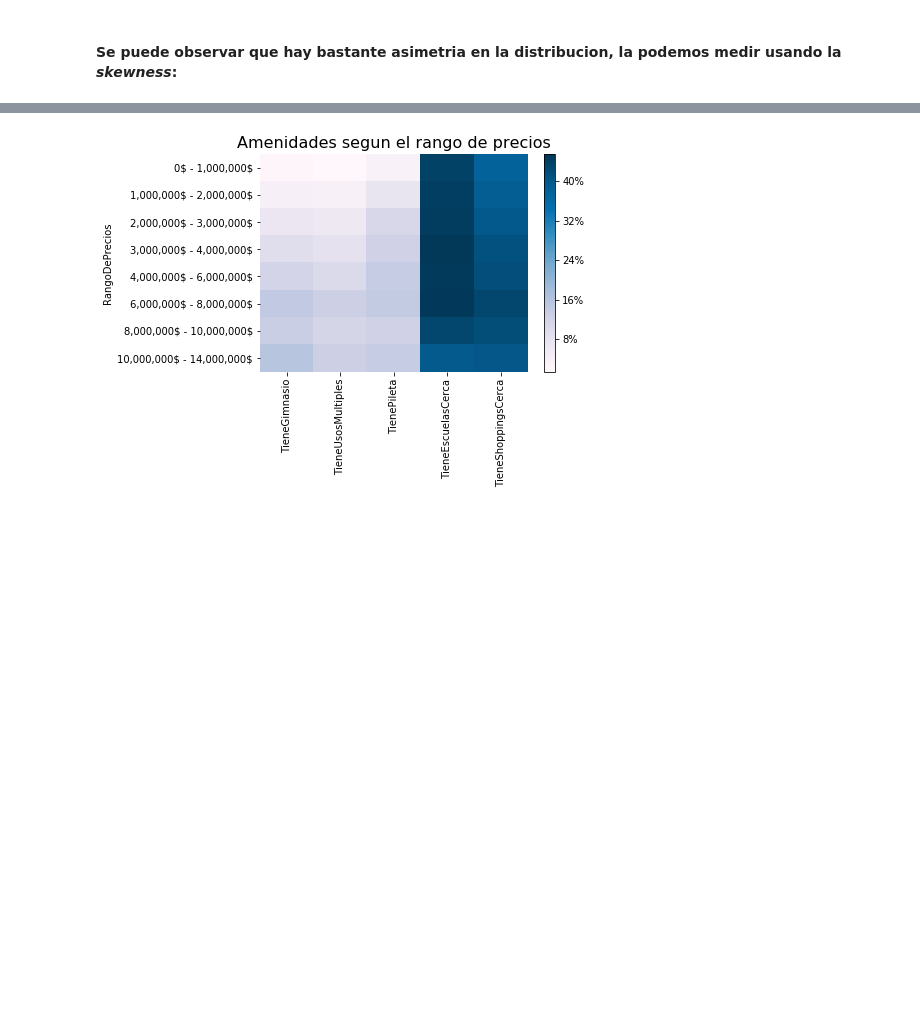
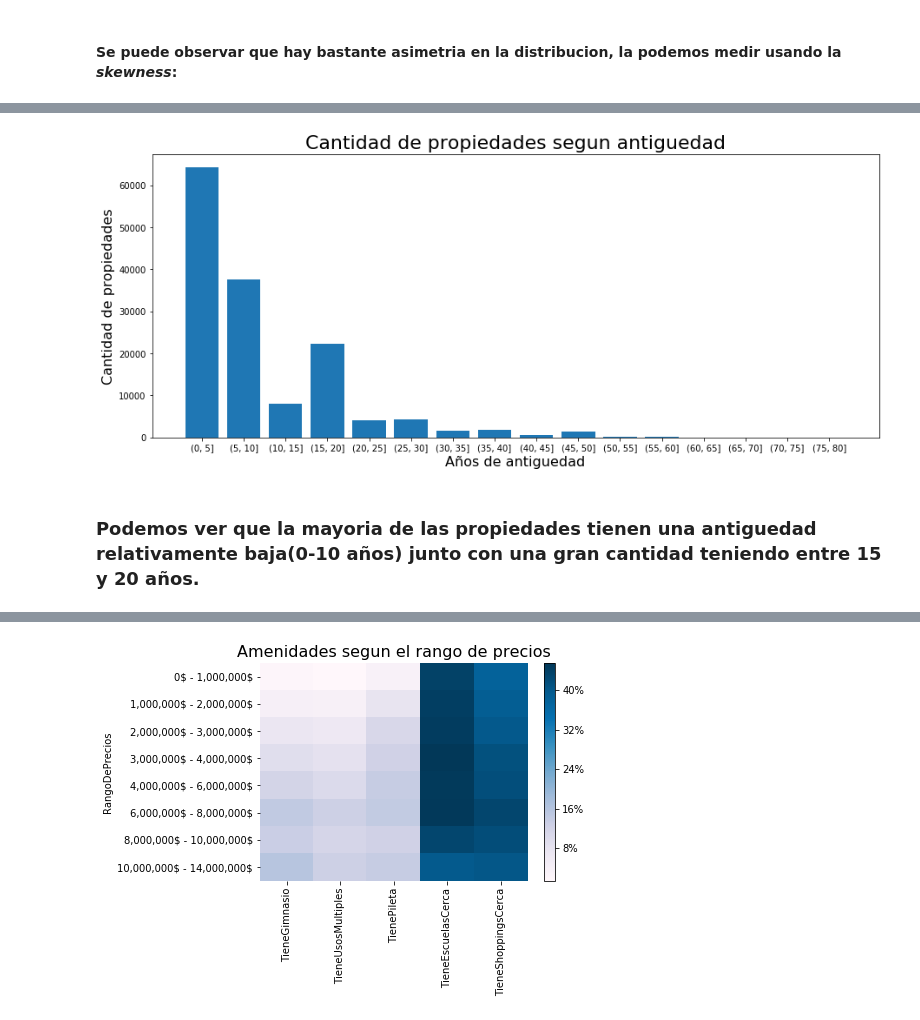
Before and after one commit to komod0/TPs-Org.Datos, a Jupyter notebook: tp1/nbjulian.ipynb, the cells around one changed output, grey strips where cells are left out. Drawn from its saved outputs; the diff is of its cells as text; code cells hidden in the pictures; blank space fills up the shorter version.

```diff
--- a/tp1/nbjulian.ipynb
+++ b/tp1/nbjulian.ipynb
@@ -375,0 +390,12 @@ Curtosis: 3.231090
+# %%
+bins = pd.cut(dfok["Antiguedad"], [i for i in range(0, 81, 5)])
+df_ant = dfok.groupby(bins).size()
+plt.figure(figsize=(15,6))
+plt.bar(df_ant.index.astype(str), df_ant.values)
+plt.xlabel("Años de antiguedad", fontsize=16)
+plt.ylabel("Cantidad de propiedades",fontsize=16)
+plt.title("Cantidad de propiedades segun antiguedad", fontsize=22);
+# %% [output]
+[figure, added]
+# %% [markdown]
+### Podemos ver que la mayoria de las propiedades tienen una antiguedad relativamente baja(0-10 años) junto con una gran cantidad teniendo entre 15 y 20 años.
```
Also changed, not shown: parts of 9 cells of this notebook.
